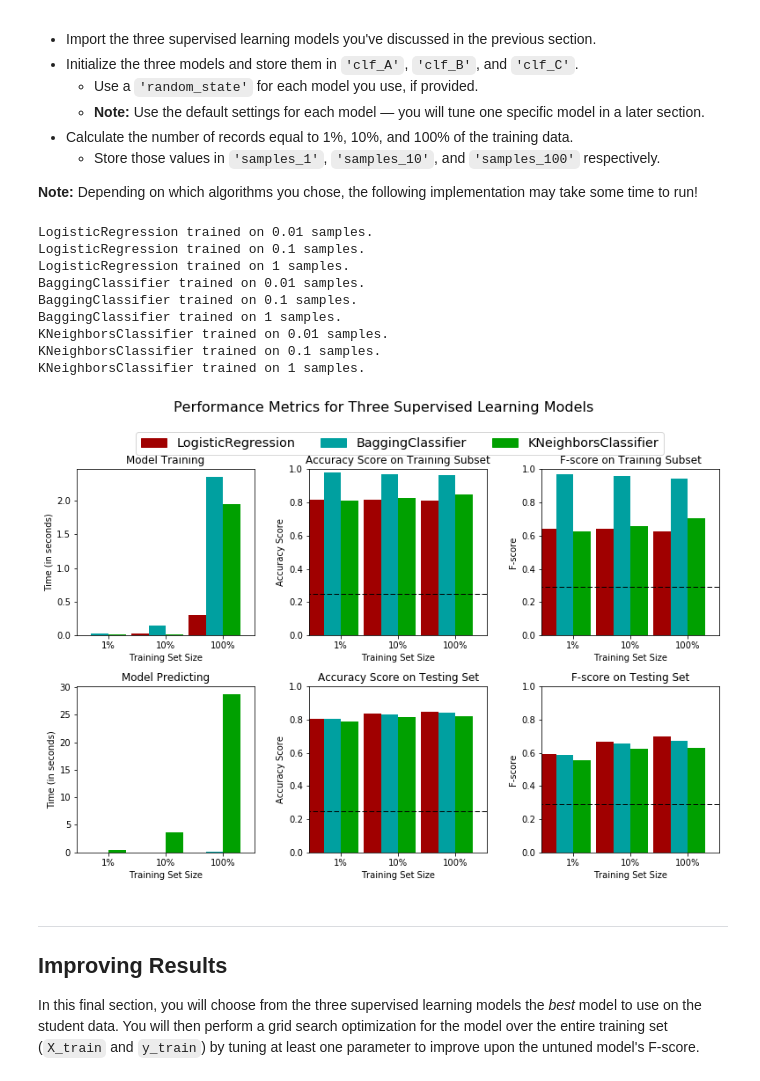
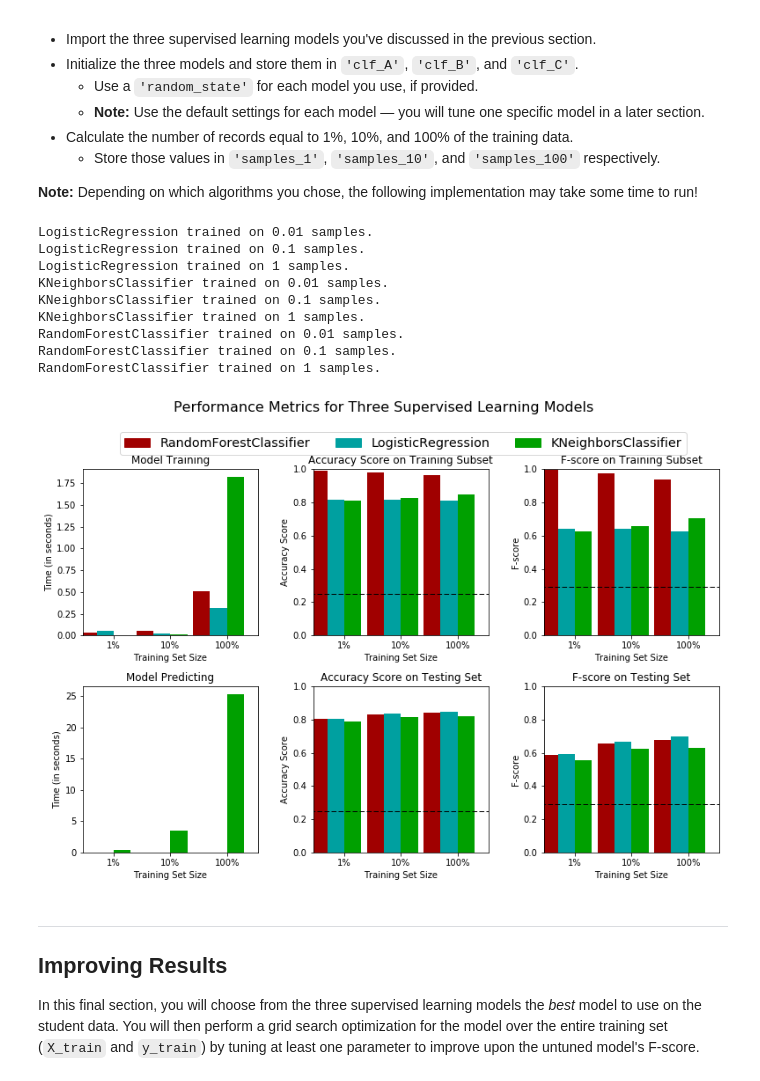
Before and after one commit to Talhasg/machine-learning, a Jupyter notebook: projects/finding_donors/finding_donors.ipynb, the cells around one changed output. Drawn from its saved outputs; the diff is of its cells as text; code cells hidden in the pictures.

```diff
--- a/projects/finding_donors/finding_donors.ipynb
+++ b/projects/finding_donors/finding_donors.ipynb
@@ -333,42 +345,41 @@ from sklearn.linear_model import LogisticRegression
 from sklearn.ensemble import BaggingClassifier
 
 # TODO: Initialize the three models
 clf_A = LogisticRegression(random_state=1)
+clf_B = neighbors.KNeighborsClassifier()
+clf_C = RandomForestClassifier(random_state=1)
+#clf_B = GaussianNB(random_state=1)
+#clf_B=BaggingClassifier()
 #clf_B = svm.SVC(kernel='linear',random_state=1)
-#clf_C = neighbors.KNeighborsClassifier()
-#clf_B = GaussianNB(random_state=1)
-#clf_C = RandomForestClassifier(random_state=1)
-clf_B=BaggingClassifier()
-
 
 # TODO: Calculate the number of samples for 1%, 10%, and 100% of the training data
 samples_1 = 0.01
 samples_10 = 0.1
 samples_100 = 1
 
 # Collect results on the learners
 results = {}
 for clf in [clf_A, clf_B, clf_C]:
     clf_name = clf.__class__.__name__
     results[clf_name] = {}
     for i, samples in enumerate([samples_1, samples_10, samples_100]):
         results[clf_name][i] = \
         train_predict(clf, samples, X_train, y_train, X_test, y_test)
 
 # Run metrics visualization for the three supervised learning models chosen
 #print results
 vs.evaluate(results, accuracy, fscore)
 # %% [output]
 LogisticRegression trained on 0.01 samples.
 LogisticRegression trained on 0.1 samples.
 LogisticRegression trained on 1 samples.
-BaggingClassifier trained on 0.01 samples.
-BaggingClassifier trained on 0.1 samples.
-BaggingClassifier trained on 1 samples.
 KNeighborsClassifier trained on 0.01 samples.
 KNeighborsClassifier trained on 0.1 samples.
 KNeighborsClassifier trained on 1 samples.
+RandomForestClassifier trained on 0.01 samples.
+RandomForestClassifier trained on 0.1 samples.
+RandomForestClassifier trained on 1 samples.
-[figure, old version]
+[figure, new version]
 # %% [markdown]
 ----
 ## Improving Results
```
Also changed, not shown: parts of 19 cells of this notebook, 2 other files.
